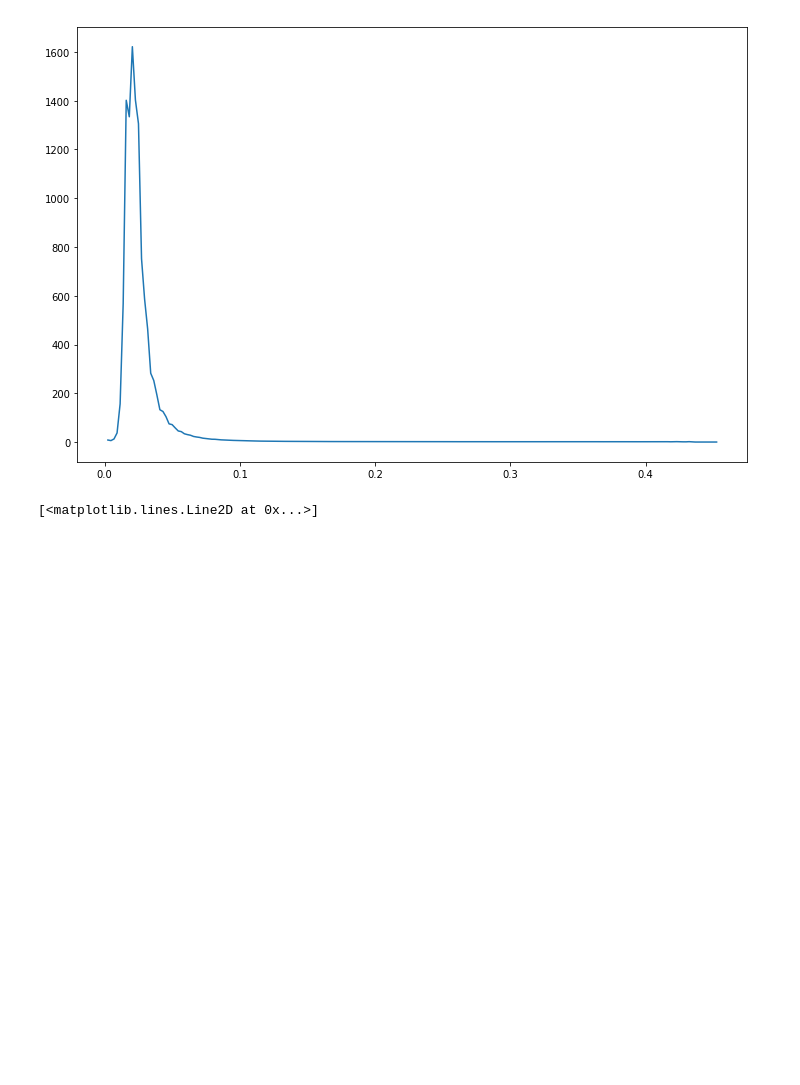
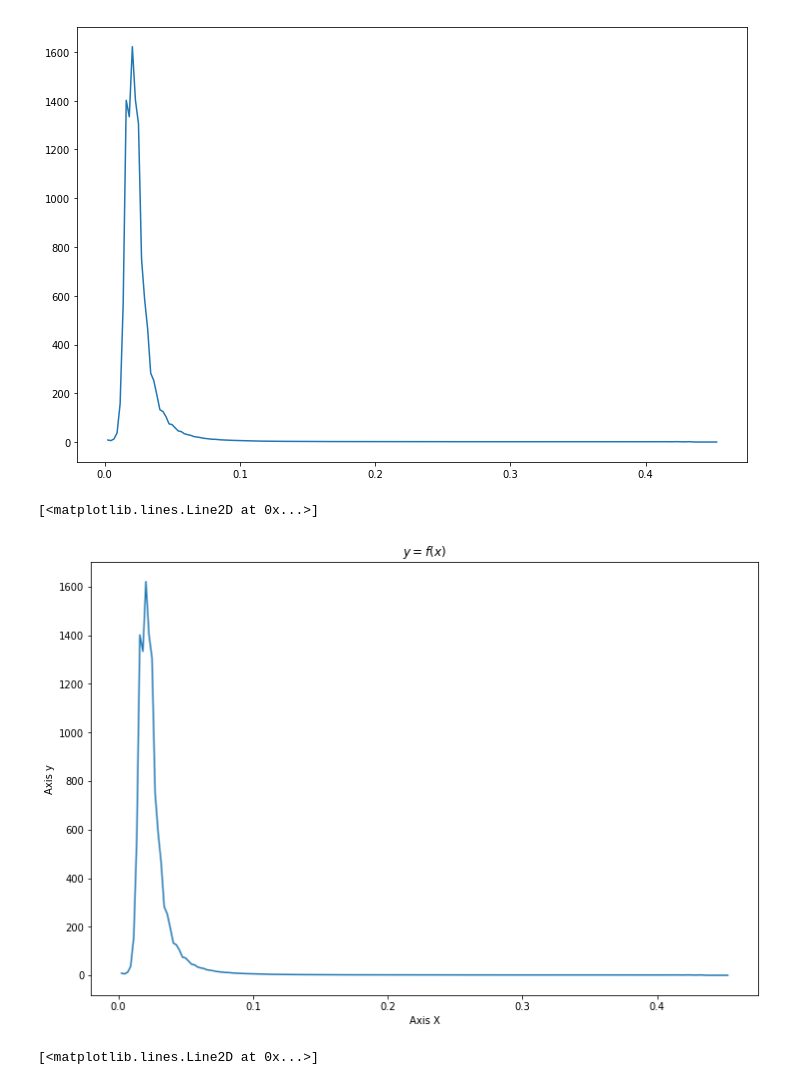
Before and after one commit to neutrons/IPythonNotebookTutorial, a Jupyter notebook: 2 - Introduction to Plotting.ipynb, the cells around one changed output. Saved outputs shown, nothing was run; the diff lists cells and outputs as text; code cells hidden in the pictures; blank space fills up the shorter version.

Commit message:
Advanced plotting

```diff
--- a/2 - Introduction to Plotting.ipynb
+++ b/2 - Introduction to Plotting.ipynb
@@ -282,6 +288,16 @@ plt.plot(data['X'], data['Y'])
 # %% [output]
 [<matplotlib.lines.Line2D at 0x...>]
 [figure]
+# %%
+# Let's label some stuff
+# Simple Labels. Part 3 introduces axes manipulation
+plt.title("$y = f(x)$")
+plt.xlabel("Axis X")
+plt.ylabel("Axis y")
+plt.plot(data['X'], data['Y'])
+# %% [output]
+[<matplotlib.lines.Line2D at 0x...>]
+[figure, added]
 # %%
 # Different marker
 # See: https://matplotlib.org/api/markers_api.html
```
Also changed, not shown: parts of 13 cells of this notebook.
